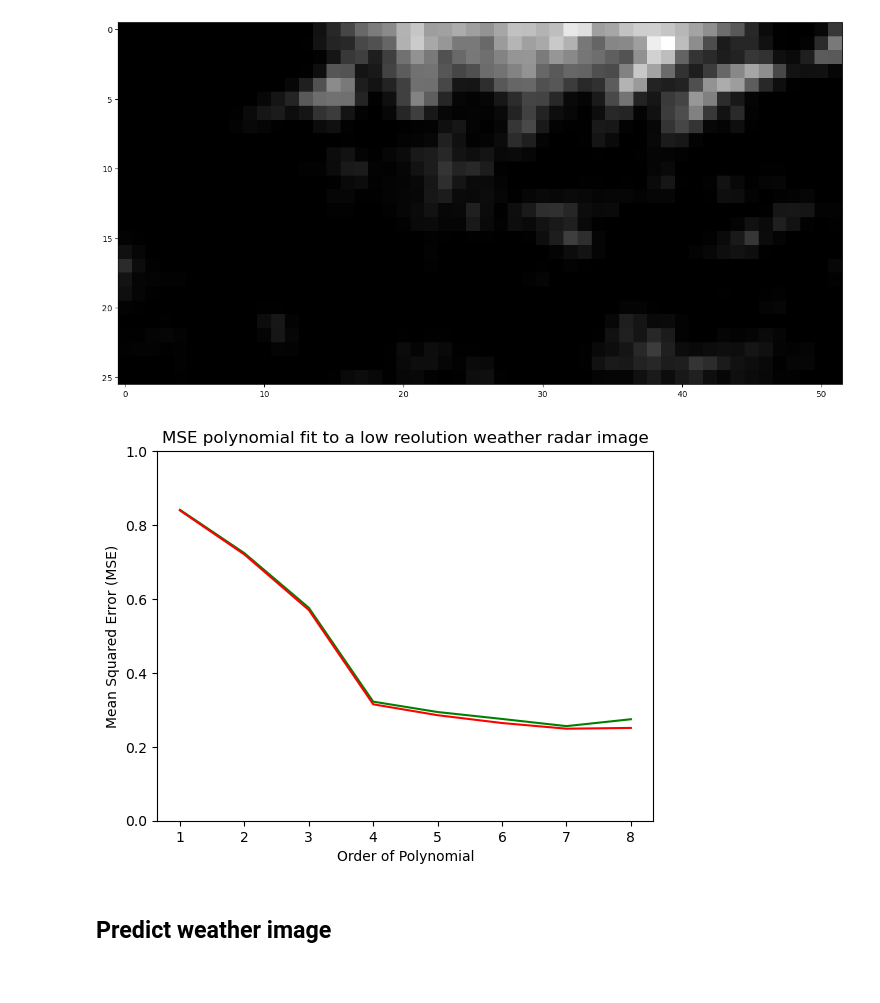
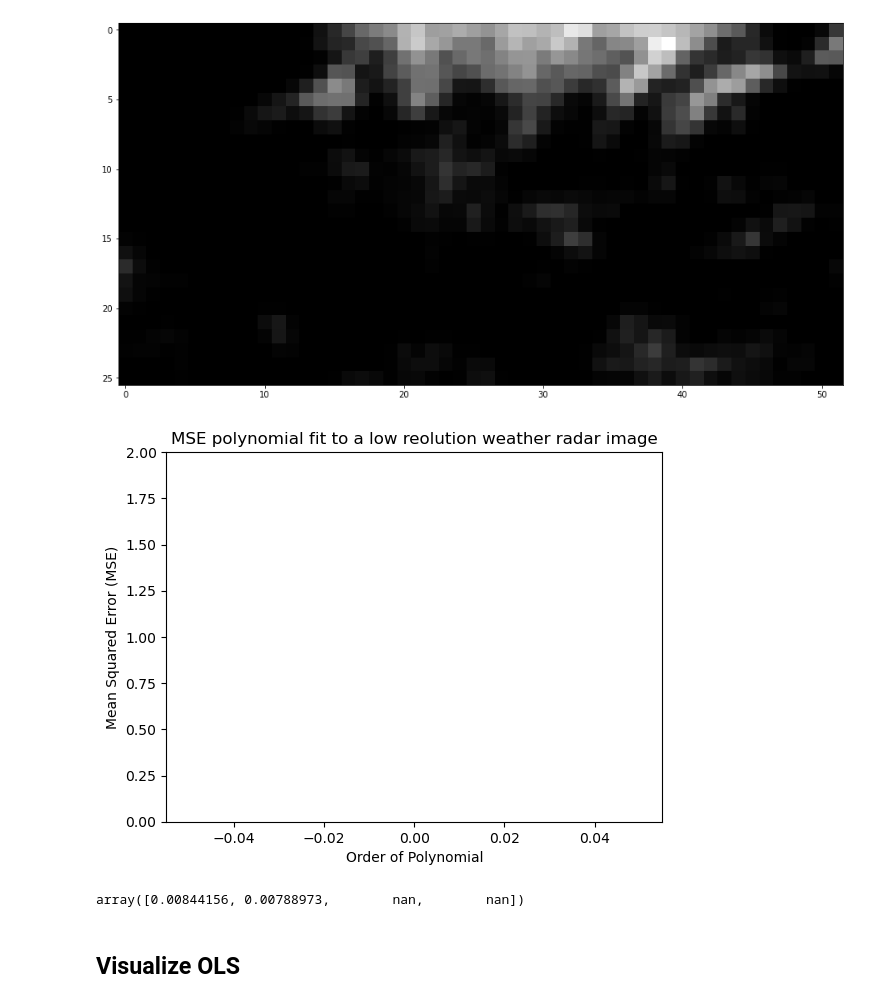
Before and after one commit to eoydvin/FYS-STK4155, a Jupyter notebook: Project_2/SGD regression.ipynb, the cells around one changed output. Cells and saved outputs as stored; diff of their text form; code cells hidden in the pictures.

```diff
--- a/Project_2/SGD regression.ipynb
+++ b/Project_2/SGD regression.ipynb
@@ -66,8 +63,8 @@ x = np.arange(z.shape[1])
 y = np.arange(z.shape[0])
 x, y = np.meshgrid(x, y)
 
-poly = 10
-k_folds = 7
+poly = 2
+k_folds = 5
 
 MSE_test_OLS = []
 MSE_train_OLS = []
@@ -89,11 +86,11 @@ betas_Lasso_l = []
 
 # Cross validation:
 # shuffle data:
-x =  ((x.ravel() - np.mean(x.ravel()))/np.sqrt(np.var(x.ravel())))
-y =  ((y.ravel() - np.mean(y.ravel()))/np.sqrt(np.var(y.ravel())))
-z =  ((z.ravel() - np.mean(z.ravel()))/np.sqrt(np.var(z.ravel())))
+#x =  ((x.ravel() - np.mean(x.ravel()))/np.sqrt(np.var(x.ravel())))
+#y =  ((y.ravel() - np.mean(y.ravel()))/np.sqrt(np.var(y.ravel())))
+#z =  ((z.ravel() - np.mean(z.ravel()))/np.sqrt(np.var(z.ravel())))
 xyz_shuffle = np.hstack([x.reshape(-1,1), y.reshape(-1,1), z.reshape(-1,1)])
-np.random.shuffle(xyz_shuffle)
+np.random.shuffle(xyz_shuffle) # shuffle along axis 0
 xyz_folds = np.array_split(xyz_shuffle, k_folds) # split into k-folds
 
 for k in tqdm.tqdm(range(k_folds)):
@@ -107,21 +104,24 @@ for k in tqdm.tqdm(range(k_folds)):
     xy_test = xyz_test[:, 0:2]
     z_test = xyz_test[:, 2].reshape(-1, 1)
 
-    #Scale groups separately
-
-    #xy_test[:, 0] =  ((xy_test[:, 0] - np.mean(xy_test[:, 0]))/np.sqrt(np.var(xy_test[:, 0])))
-    #xy_test[:, 1] =  ((xy_test[:, 1] - np.mean(xy_test[:, 1]))/np.sqrt(np.var(xy_test[:, 1])))
-    #z_test[:] =  ((z_test[:] - np.mean(z_test[:]))/np.sqrt(np.var(z_test[:])))
+    #Scale groups using train mean and std
+    xy_test[:, 0] =  (xy_test[:, 0] - np.mean(xy_train[:, 0])) /np.sqrt(np.var(xy_train[:, 0]))
+    xy_test[:, 1] =  (xy_test[:, 1] - np.mean(xy_train[:, 1])) /np.sqrt(np.var(xy_train[:, 1]))
+    z_test[:] =  (z_test[:] - np.mean(z_train[:])) /np.sqrt(np.var(z_train[:]))
+    xy_train[:, 0] =  (xy_train[:, 0] - np.mean(xy_train[:, 0]))  /np.sqrt(np.var(xy_train[:, 0]))
+    xy_train[:, 1] =  (xy_train[:, 1] - np.mean(xy_train[:, 1]))  /np.sqrt(np.var(xy_train[:, 1]))
+    z_train[:] =  (z_train[:] - np.mean(z_train[:]))  /np.sqrt(np.var(z_train[:]))
 
     # OLS:
     MSE_test = []
     MSE_train = []
-    beta_poly = np.zeros([poly, int((poly + 1)*(poly + 2)/2)])
-    learning_rate = [0.001,  0.001, 0.001, 0.001, 0.001, 0.001, 0.001, 0.001, 0.001, 0.001, 0.001]
-    alpha =         [0.1,     0.1,    0.1,  0.9,   0.9, 0.9,    0.9,   0.8,   0.8,   0.8,    0.8]
+    #                 1            2           3         4       5      6      7     8      9      10     11
+    learning_rate = [100,  100,  0.00000001, 0.00000000001, 0.01, 0.01,   0.01,  0.01, 0.01,   0.01, 0.001]
+    alpha =         [0.5,         0.5,      0.001,       0.001,   0.9,  0.9,    0.9,   0.9,   0.91,   0.8,    0.8]
     for poly_deg in range(1, poly + 1):
-        model = OLS(poly_deg, learning_rate[poly_deg - 1], alpha[poly_deg - 1], batch_size=4, n_epochs=100)
+        model = OLS(poly_deg, learning_rate[poly_deg - 1], alpha[poly_deg - 1], batch_size=2, n_epochs=100)
         model.fit(xy_train, z_train)
+        #print(type(model.predict(xy_train)[0][0]))
         MSE_test.append(model.MSE(xy_test, z_test))
         MSE_train.append(model.MSE(xy_train, z_train))
     MSE_test_OLS.append(MSE_test)
@@ -156,16 +156,20 @@ expected_MSE_train_OLS  = np.mean(MSE_train_OLS, axis=0)
 # %%
 import matplotlib.pyplot as plt
 plt.style.use('default')
 plt.plot(range(1, len(MSE_test)+1), expected_MSE_test_OLS, 'g', label='OLS test')
 plt.plot(range(1, len(MSE_train)+1), expected_MSE_train_OLS, 'r', label='OLS train')
 
 plt.xlabel('Order of Polynomial')
 plt.ylabel('Mean Squared Error (MSE)')
 plt.title('MSE polynomial fit to a low reolution weather radar image')
-plt.ylim(0, 1)
+plt.ylim(0, 2)
 plt.show()
 # %% [output]
-[figure, old version]
+[figure, new version]
+# %%
+expected_MSE_test_OLS
+# %% [output]
+array([0.00844156, 0.00788973,        nan,        nan])
 # %% [markdown]
-## Predict weather image
+## Visualize OLS
 # %%
```
Also changed, not shown: parts of 2 cells of this notebook, 1 other file.
